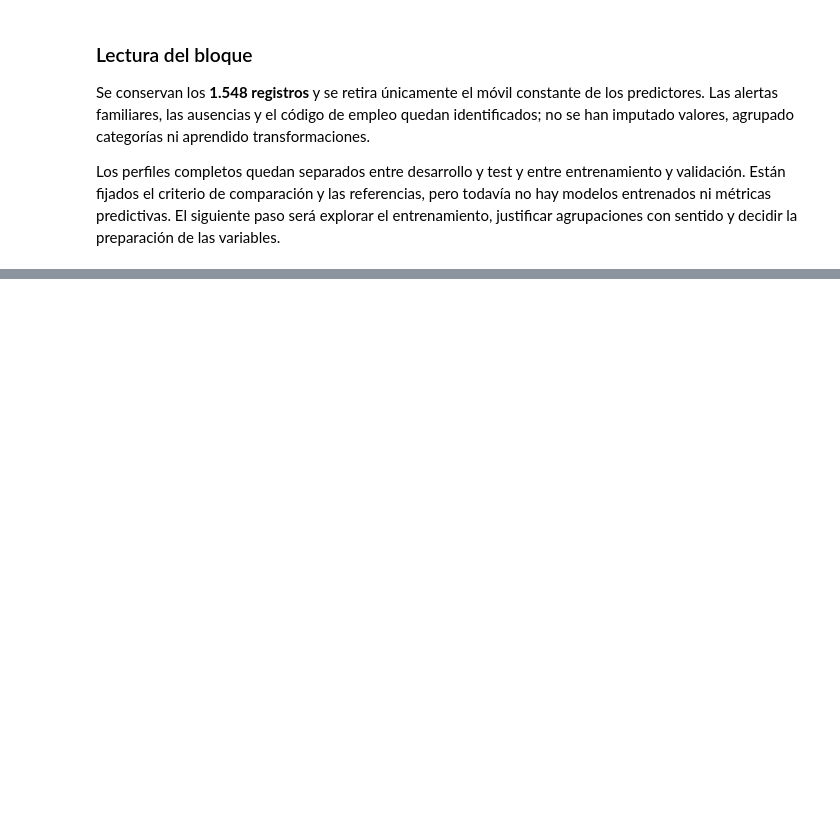
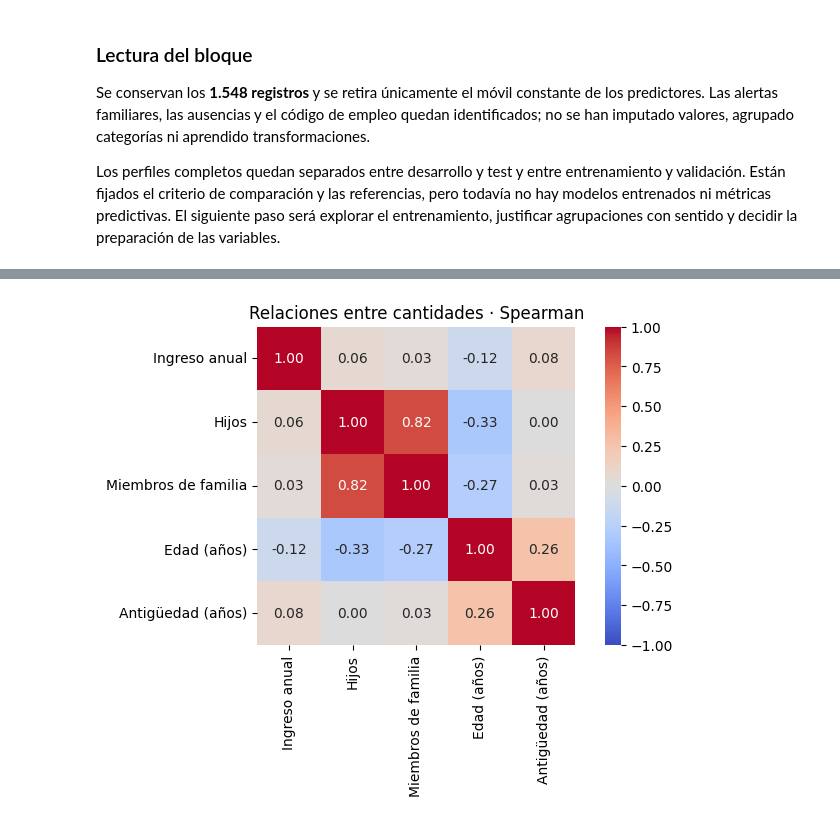
Before and after one commit to toni-oc/clasificacion-solicitudes-tarjeta, a Jupyter notebook: notebooks/01-analisis-y-modelado.ipynb, the cells around one changed output, grey strips where cells are left out. Saved outputs shown, nothing was run; the diff lists cells and outputs as text; code cells hidden in the pictures; blank space fills up the shorter version.

```diff
--- a/notebooks/01-analisis-y-modelado.ipynb
+++ b/notebooks/01-analisis-y-modelado.ipynb
@@ -383,0 +485,9 @@ Pendiente de desarrollo: estudiar las variables en el entrenamiento del primer f
+# %%
+correlaciones = cantidades.rename(columns=nombres).corr(method="spearman")
+fig, ax = plt.subplots(figsize=(7, 5), layout="constrained")
+sns.heatmap(correlaciones, annot=True, fmt=".2f", vmin=-1, vmax=1,
+            cmap="coolwarm", square=True, ax=ax)
+ax.set_title("Relaciones entre cantidades · Spearman")
+plt.show()
+# %% [output]
+[figure, added]
```
Also changed, not shown: parts of 32 cells of this notebook, 12 other files.
